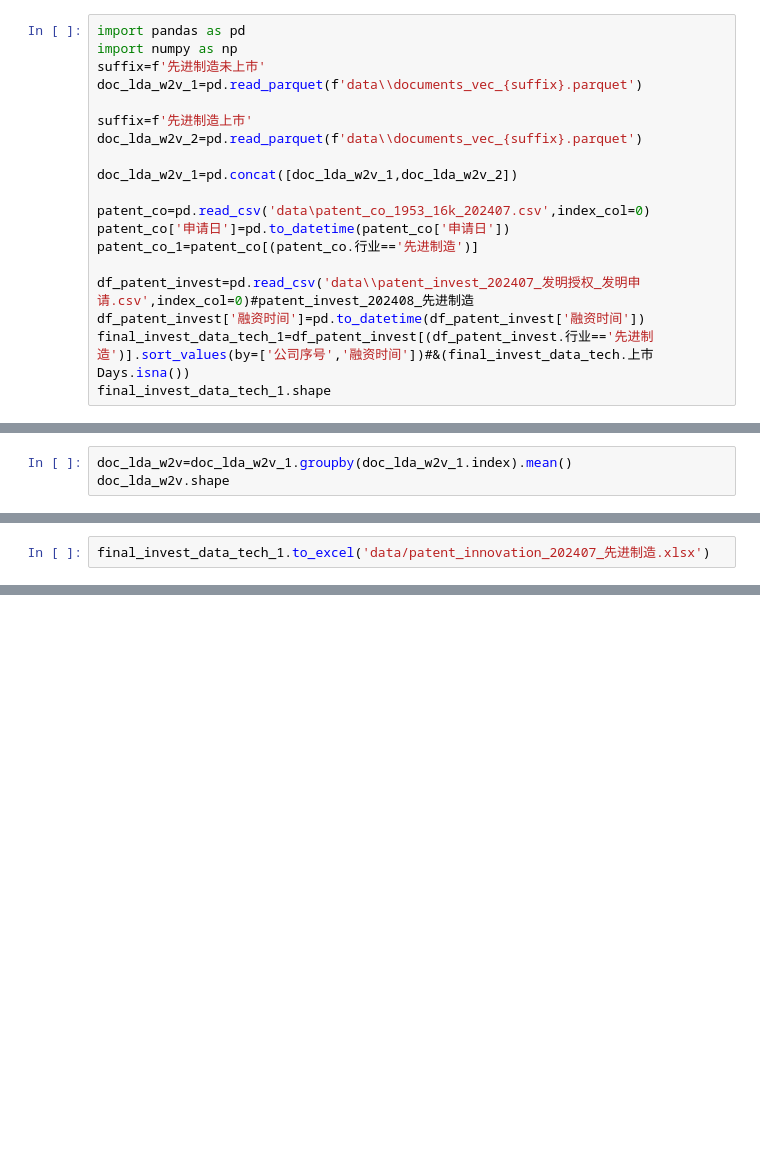
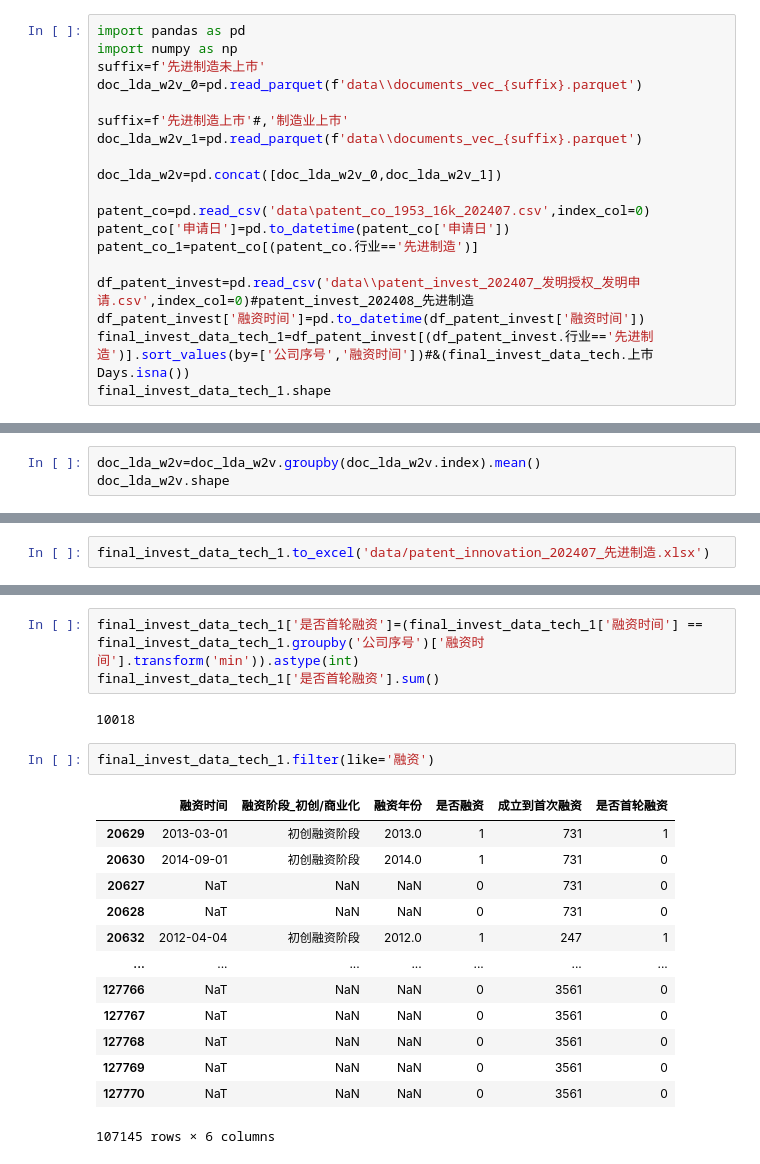
Before and after one commit to ideatechresearch/patent_invest, a Jupyter notebook: innovation.ipynb, the cells around one changed output, grey strips where cells are left out. Drawn from its saved outputs; the diff is of its cells as text; blank space fills up the shorter version.

```diff
--- a/innovation.ipynb
+++ b/innovation.ipynb
@@ -2,12 +2,12 @@
 import pandas as pd
 import numpy as np
 suffix=f'先进制造未上市'
+doc_lda_w2v_0=pd.read_parquet(f'data\\documents_vec_{suffix}.parquet')
+
+suffix=f'先进制造上市'#,'制造业上市'
 doc_lda_w2v_1=pd.read_parquet(f'data\\documents_vec_{suffix}.parquet')
 
-suffix=f'先进制造上市'
-doc_lda_w2v_2=pd.read_parquet(f'data\\documents_vec_{suffix}.parquet')
-
-doc_lda_w2v_1=pd.concat([doc_lda_w2v_1,doc_lda_w2v_2])
+doc_lda_w2v=pd.concat([doc_lda_w2v_0,doc_lda_w2v_1])
 
 patent_co=pd.read_csv('data\patent_co_1953_16k_202407.csv',index_col=0)
 patent_co['申请日']=pd.to_datetime(patent_co['申请日'])
@@ -38,7 +38,7 @@ CN105244543B    1
 CN3044990D      1
 Name: count, Length: 1171534, dtype: int64
 # %%
-doc_lda_w2v=doc_lda_w2v_1.groupby(doc_lda_w2v_1.index).mean()
+doc_lda_w2v=doc_lda_w2v.groupby(doc_lda_w2v.index).mean()
 doc_lda_w2v.shape
 # %% [output]
 (1171534, 250)
@@ -213,0 +284,21 @@ final_invest_data_tech_1.to_excel('data/patent_innovation_202407_先进制造.xl
+# %%
+final_invest_data_tech_1['是否首轮融资']=(final_invest_data_tech_1['融资时间'] == final_invest_data_tech_1.groupby('公司序号')['融资时间'].transform('min')).astype(int)
+final_invest_data_tech_1['是否首轮融资'].sum()
+# %% [output]
+10018
+# %%
+final_invest_data_tech_1.filter(like='融资')
+# %% [output]
+|  | 融资时间 | 融资阶段_初创/商业化 | 融资年份 | 是否融资 | 成立到首次融资 | 是否首轮融资 |
+| 20629 | 2013-03-01 | 初创融资阶段 | 2013.0 | 1 | 731 | 1 |
+| 20630 | 2014-09-01 | 初创融资阶段 | 2014.0 | 1 | 731 | 0 |
+| 20627 | NaT | NaN | NaN | 0 | 731 | 0 |
+| 20628 | NaT | NaN | NaN | 0 | 731 | 0 |
+| 20632 | 2012-04-04 | 初创融资阶段 | 2012.0 | 1 | 247 | 1 |
+| ... | ... | ... | ... | ... | ... | ... |
+| 127766 | NaT | NaN | NaN | 0 | 3561 | 0 |
+| 127767 | NaT | NaN | NaN | 0 | 3561 | 0 |
+| 127768 | NaT | NaN | NaN | 0 | 3561 | 0 |
+| 127769 | NaT | NaN | NaN | 0 | 3561 | 0 |
+| 127770 | NaT | NaN | NaN | 0 | 3561 | 0 |
+107145 rows × 6 columns
```
Also changed, not shown: parts of 5 cells of this notebook, 7 other files.
